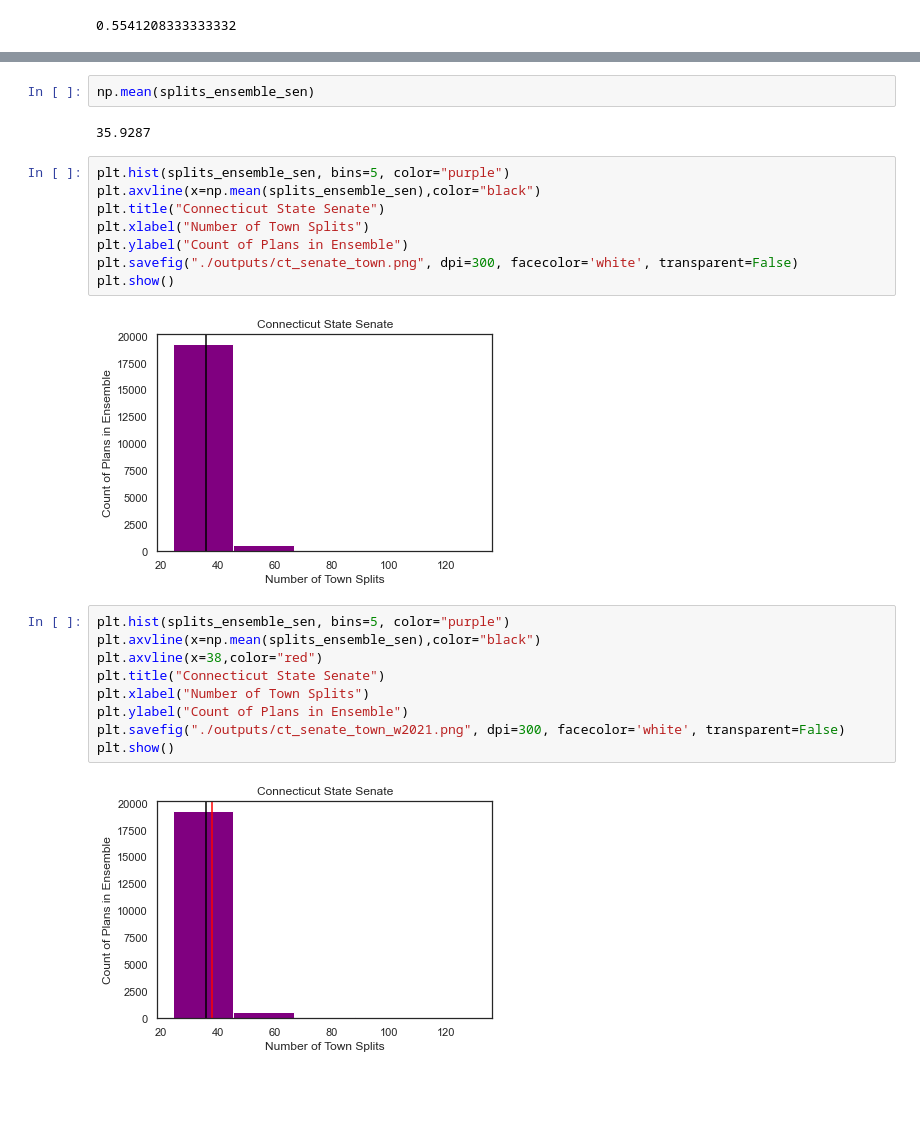
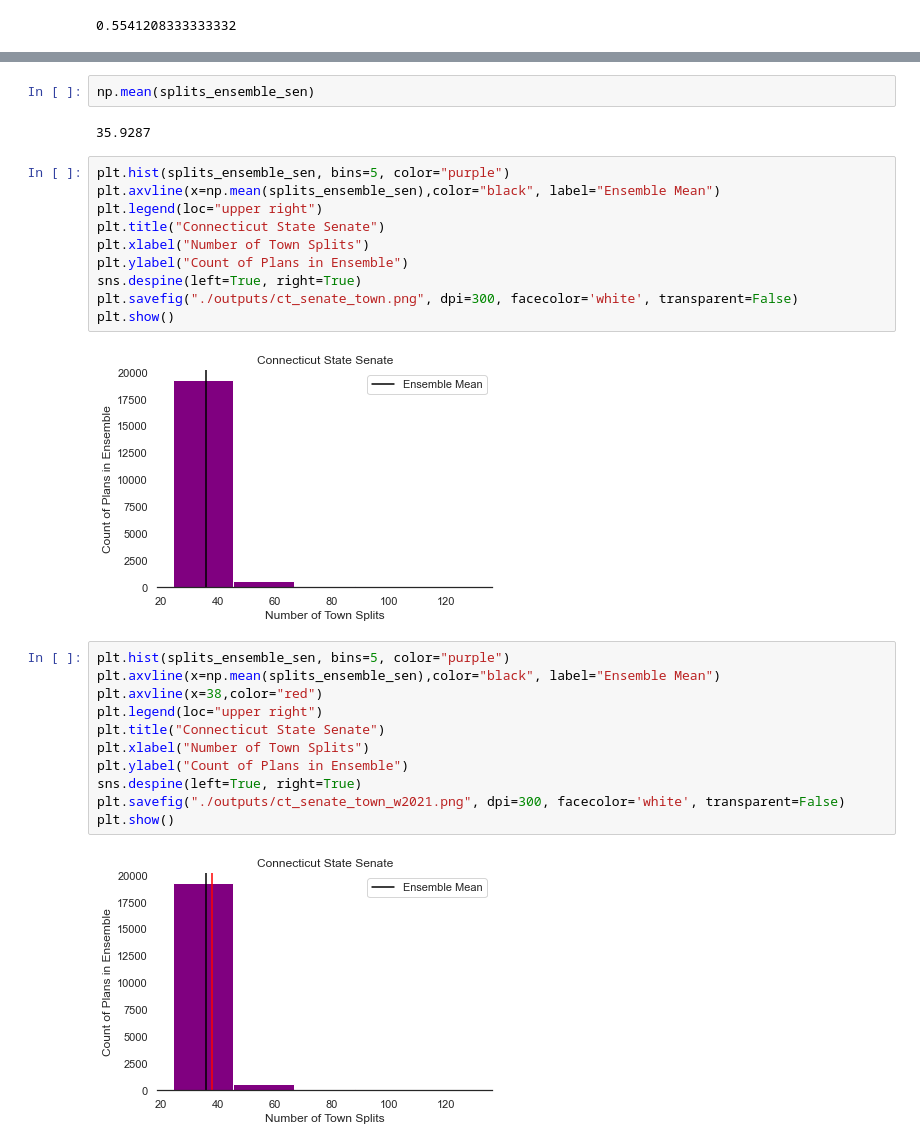
Before and after one commit to ka-chang/RedistrictingCT, a Jupyter notebook: 03_gerrychain_ensemble.ipynb, the cells around one changed output, grey strips where cells are left out. Drawn from its saved outputs; the diff is of its cells as text; blank space fills up the shorter version.

Commit message:
Formatting plots

```diff
--- a/03_gerrychain_ensemble.ipynb
+++ b/03_gerrychain_ensemble.ipynb
@@ -523,28 +522,32 @@ plt.savefig("./outputs/ct_senate_incumbents_w2021.png", dpi=300, facecolor='whit
 plt.show()
 # %% [output]
 [figure]
-# %%
-np.mean(splits_ensemble_sen)
-# %% [output]
-35.9287
+# %%
+np.mean(splits_ensemble_sen)
+# %% [output]
+35.9287
 # %%
 plt.hist(splits_ensemble_sen, bins=5, color="purple")
-plt.axvline(x=np.mean(splits_ensemble_sen),color="black")
+plt.axvline(x=np.mean(splits_ensemble_sen),color="black", label="Ensemble Mean")
+plt.legend(loc="upper right")
 plt.title("Connecticut State Senate")
 plt.xlabel("Number of Town Splits")
 plt.ylabel("Count of Plans in Ensemble")
+sns.despine(left=True, right=True)
 plt.savefig("./outputs/ct_senate_town.png", dpi=300, facecolor='white', transparent=False)
 plt.show()
 # %% [output]
-[figure, old version]
+[figure, new version]
 # %%
 plt.hist(splits_ensemble_sen, bins=5, color="purple")
-plt.axvline(x=np.mean(splits_ensemble_sen),color="black")
+plt.axvline(x=np.mean(splits_ensemble_sen),color="black", label="Ensemble Mean")
 plt.axvline(x=38,color="red")
+plt.legend(loc="upper right")
 plt.title("Connecticut State Senate")
 plt.xlabel("Number of Town Splits")
 plt.ylabel("Count of Plans in Ensemble")
+sns.despine(left=True, right=True)
 plt.savefig("./outputs/ct_senate_town_w2021.png", dpi=300, facecolor='white', transparent=False)
 plt.show()
 # %% [output]
-[figure, old version]
+[figure, new version]
```
Also changed, not shown: parts of 7 cells of this notebook, 4 other files.
